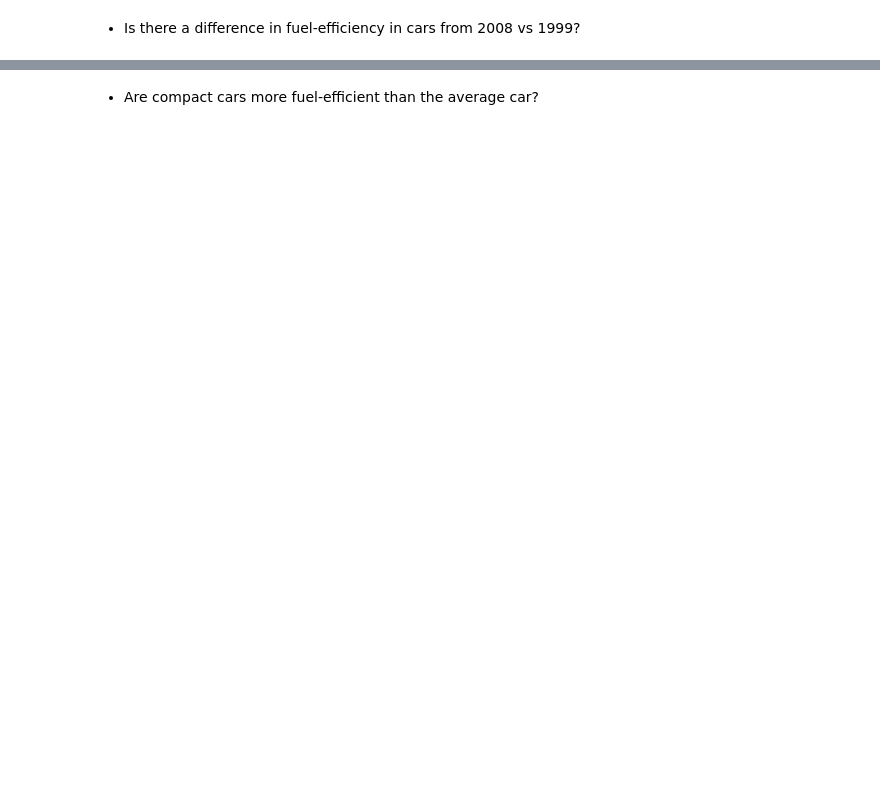
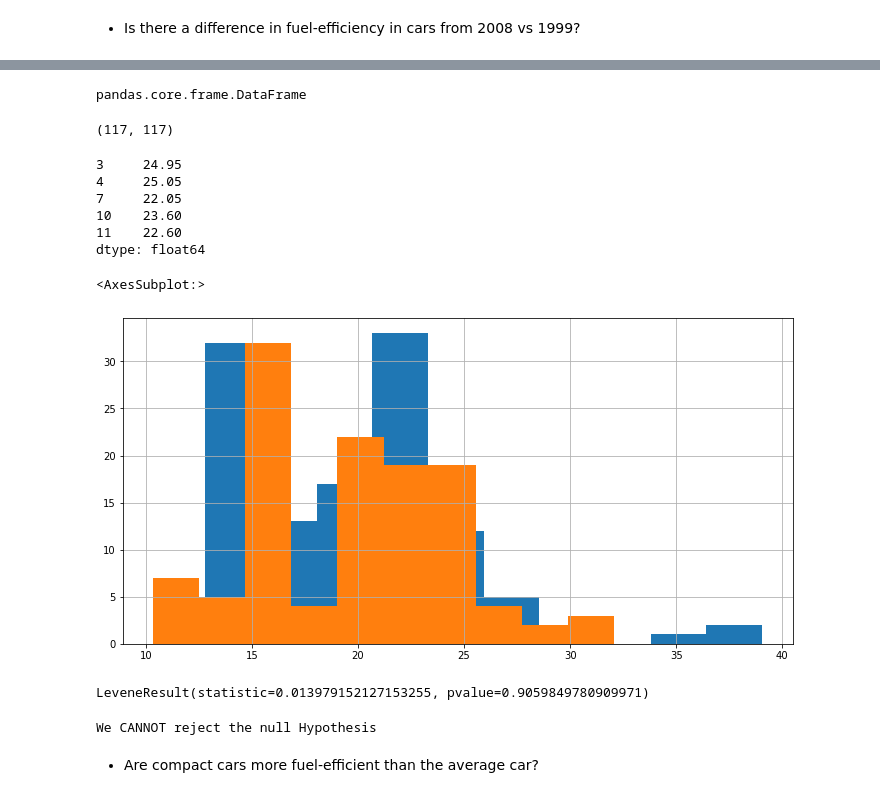
Before and after one commit to David-Howell/statistics-exercises, a Jupyter notebook: hypothesis_testing.ipynb, the cells around one changed output, grey strips where cells are left out. Cells and saved outputs as stored; diff of their text form; code cells hidden in the pictures; blank space fills up the shorter version.

```diff
--- a/hypothesis_testing.ipynb
+++ b/hypothesis_testing.ipynb
@@ -52,0 +89,3 @@ Continue working in your `hypothesis_testing` notebook.
+# %%
+mpg = data('mpg')
+mpg.head()
@@ -54,0 +128,39 @@ Continue working in your `hypothesis_testing` notebook.
+# %%
+type(mpg)
+# %% [output]
+pandas.core.frame.DataFrame
+# %%
+oh_eight_fuel = mpg[['cty', 'hwy']][mpg.year == 2008]
+# oh_eight_fuel = mpg[mpg.year == 2008]['cty', 'hwy']
+#
+ninety_nine_fuel = mpg[['cty', 'hwy']][mpg.year == 1999]
+# %%
+len(oh_eight_fuel), len(ninety_nine_fuel)
+# %% [output]
+(117, 117)
+# %%
+av_oh_eight_fuel = (oh_eight_fuel.cty * .55) + (oh_eight_fuel.hwy * .45)
+# %%
+av_oh_eight_fuel.head()
+# %% [output]
+3     24.95
+4     25.05
+7     22.05
+10    23.60
+11    22.60
+dtype: float64
+# %%
+av_ninety_nine_fuel = (ninety_nine_fuel.cty * .55) + (ninety_nine_fuel.hwy * .45)
+# %%
+plt.figure(figsize=(12,6))
+av_ninety_nine_fuel.hist()
+av_oh_eight_fuel.hist()
+# %% [output]
+<AxesSubplot:>
+[figure, added]
+# %%
+# we are using a two-sample ttest because the samples are independent and of sufficient size CLT
+# lets use the levene to see if the varience is equal or not...
+stats.levene(av_oh_eight_fuel, av_ninety_nine_fuel, center='mean')
+# %% [output]
+LeveneResult(statistic=0.013979152127153255, pvalue=0.9059849780909971)
@@ -55,2 +171,9 @@ Continue working in your `hypothesis_testing` notebook.
+# %%
+if (p < α):
+    print('We can REJECT the null Hypothesis')
+else:
+    print('We CANNOT reject the null Hypothesis')
+# %% [output]
+We CANNOT reject the null Hypothesis
 # %% [markdown]
 - Are compact cars more fuel-efficient than the average car?
```
Also changed, not shown: parts of 28 cells of this notebook.
